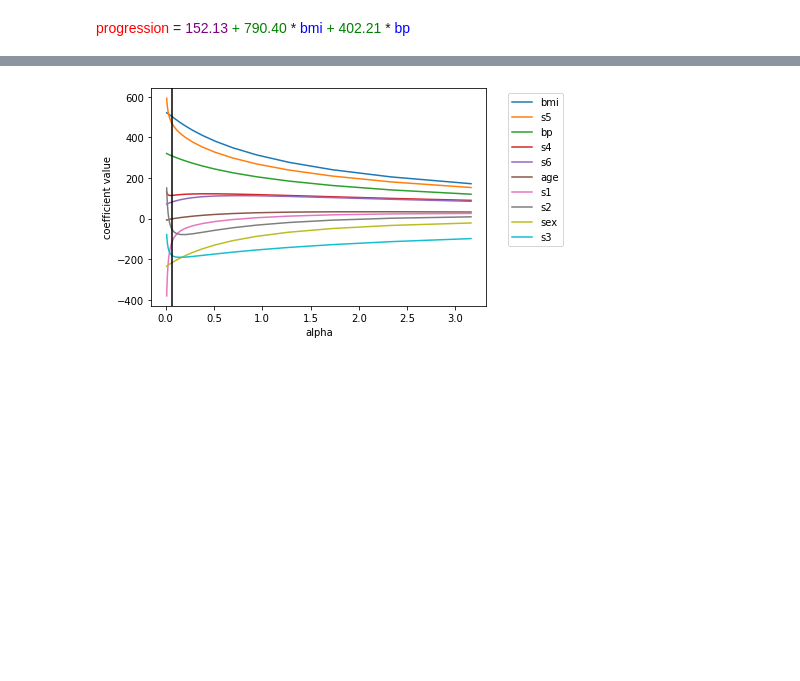
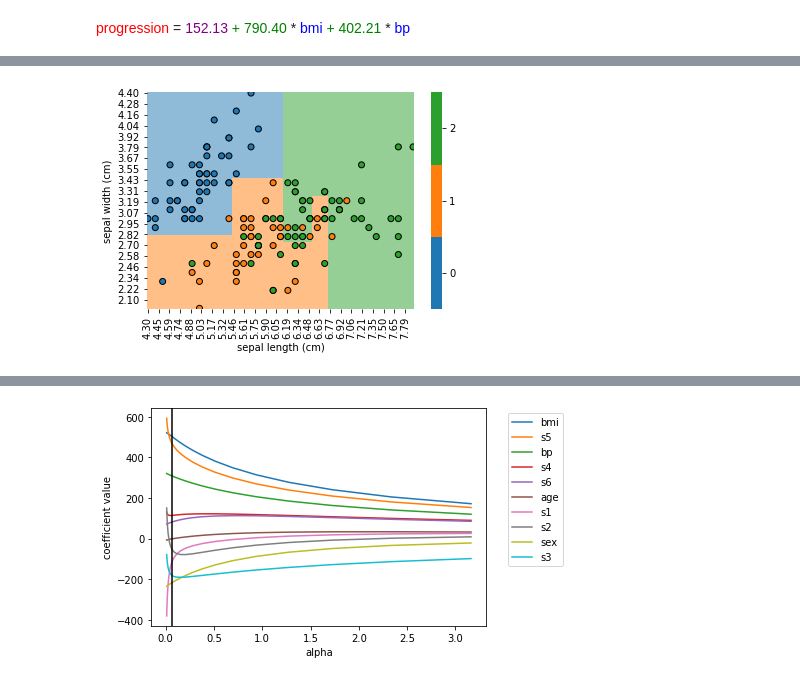
Before and after one commit to gsganden/model_inspector, a Jupyter notebook: 00_inspect.ipynb, the cells around one changed output, grey strips where cells are left out. Drawn from its saved outputs; the diff is of its cells as text; code cells hidden in the pictures; blank space fills up the shorter version.

```diff
--- a/00_inspect.ipynb
+++ b/00_inspect.ipynb
@@ -262,0 +314,7 @@ plot_2d_binary_logistic_regression(
+# %%
+from sklearn.tree import DecisionTreeClassifier
+
+# fmt: off
+plot_2d_classification(DecisionTreeClassifier(min_samples_leaf=5), X_iris.iloc[:, :2], y_iris);
+# %% [output]
+[figure, added]
```
Also changed, not shown: parts of 14 cells of this notebook, 5 other files.
